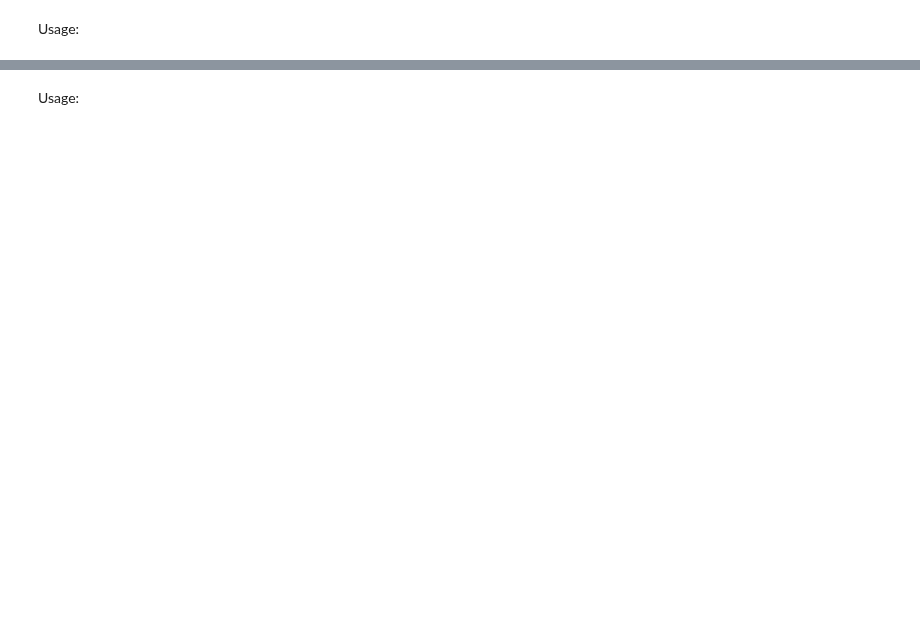
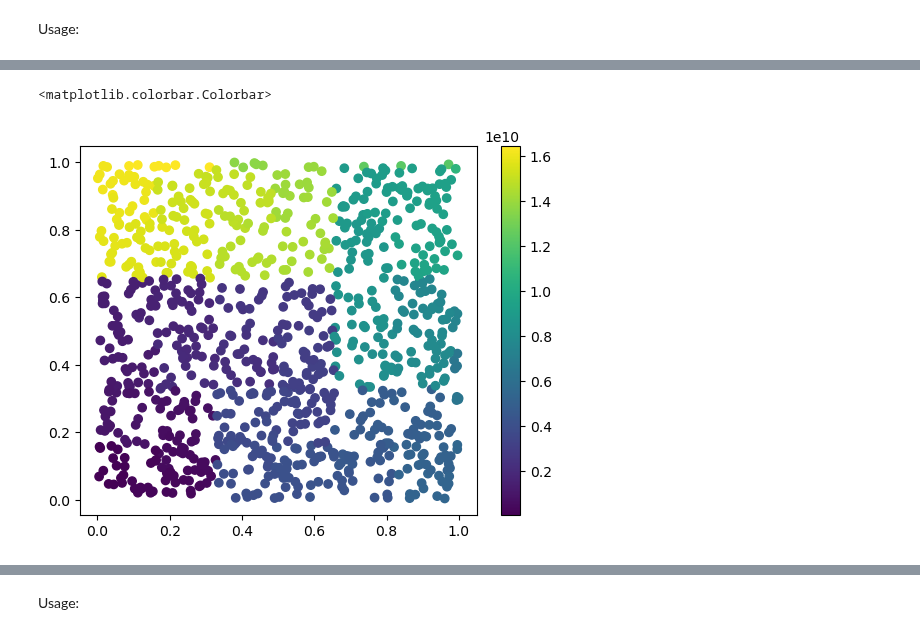
Before and after one commit to kanglcn/moraine, a Jupyter notebook: nbs/CLI/pc.ipynb, the cells around one changed output, grey strips where cells are left out. Cells and saved outputs as stored; diff of their text form; code cells hidden in the pictures; blank space fills up the shorter version.

```diff
--- a/nbs/CLI/pc.ipynb
+++ b/nbs/CLI/pc.ipynb
@@ -449,0 +355,7 @@ asyncio.exceptions.CancelledError
+# %%
+x = np.random.rand(1000)
+y = np.random.rand(1000)
+bbox = [0,0,1,1]
+x_zarr = zarr.open('pc/x.zarr','w',shape=x.shape,dtype=x.dtype,chunks=(200,))
+y_zarr = zarr.open('pc/y.zarr','w',shape=y.shape,dtype=y.dtype,chunks=(200,))
+x_zarr[:] = x; y_zarr[:] = y
@@ -449,0 +386,7 @@ asyncio.exceptions.CancelledError
+# %%
+hix = zarr.open('pc/hix.zarr','r')[:]
+plt.scatter(x, y, c=hix)
+plt.colorbar()
+# %% [output]
+<matplotlib.colorbar.Colorbar>
+[figure, added]
```
Also changed, not shown: parts of 29 cells of this notebook, 30 other files.
